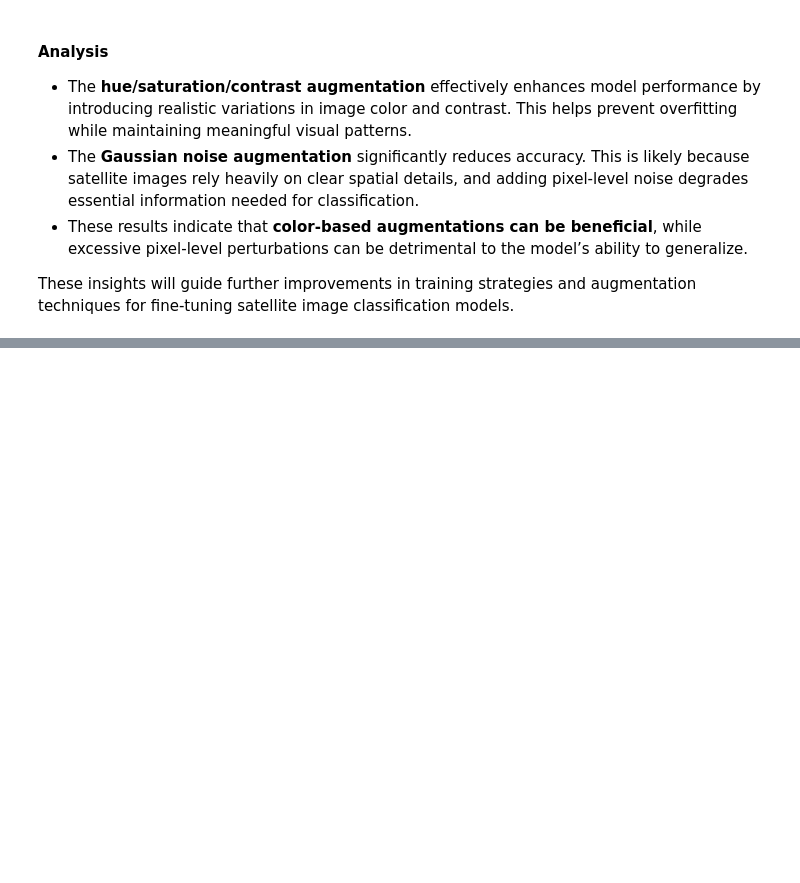
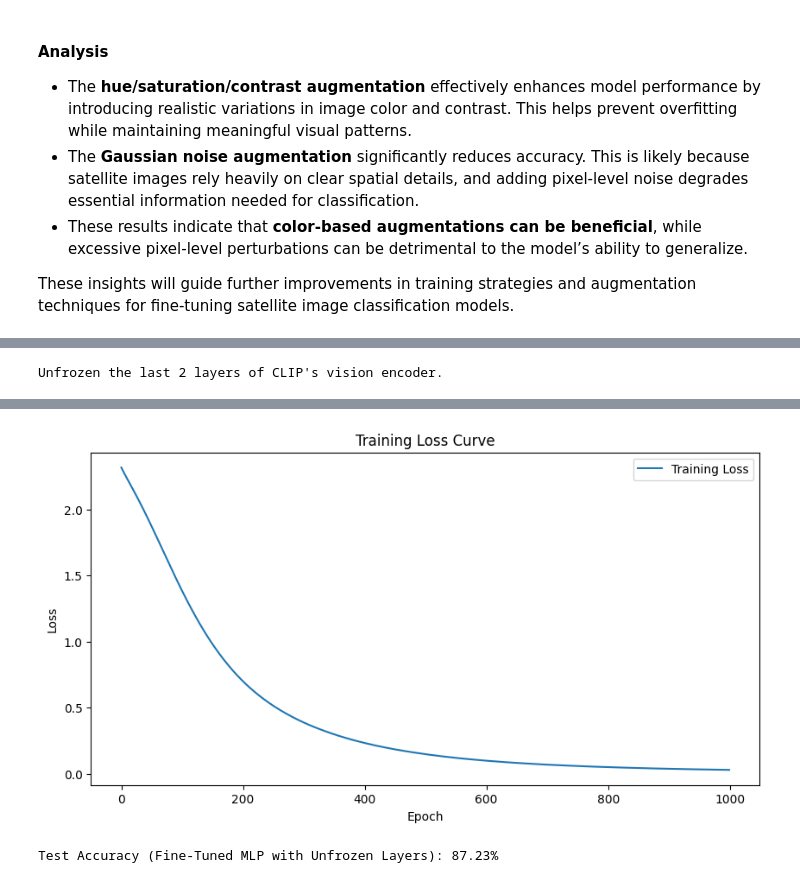
Before and after one commit to andrea-zoccante/land-classification-project, a Jupyter notebook: task2.ipynb, the cells around one changed output, grey strips where cells are left out. Drawn from its saved outputs; the diff is of its cells as text; code cells hidden in the pictures; blank space fills up the shorter version.

```diff
--- a/task2.ipynb
+++ b/task2.ipynb
@@ -419,0 +442,6 @@ These insights will guide further improvements in training strategies and augmen
+# %%
+clip_model = CLIPModel.from_pretrained("openai/clip-vit-base-patch32")
+clip_processor = CLIPProcessor.from_pretrained("openai/clip-vit-base-patch32")
+
+device = "cuda" if torch.cuda.is_available() else "cpu"
+clip_model.to(device)
@@ -419,0 +466,12 @@ These insights will guide further improvements in training strategies and augmen
+# %%
+for param in clip_model.parameters():
+    param.requires_grad = False
+
+unfreeze_layers = 2
+for param in list(clip_model.vision_model.encoder.layers)[-unfreeze_layers:]:
+    for p in param.parameters():
+        p.requires_grad = True
+
+print(f"Unfrozen the last {unfreeze_layers} layers of CLIP's vision encoder.")
+# %% [output]
+Unfrozen the last 2 layers of CLIP's vision encoder.
@@ -419,0 +497,36 @@ These insights will guide further improvements in training strategies and augmen
+# %%
+train_data = sample_augmented_data("2750/", classes, num_samples=20)
+train_features = extract_image_features_from_list([img for img, _ in train_data], [cls for _, cls in train_data], clip_model, clip_processor, device)
+train_labels = torch.tensor([classes.index(cls) for _, cls in train_data], dtype=torch.long).to(device)
+# %%
+classifier = MLPClassifier(input_dim=train_features.shape[1], num_classes=len(classes)).to(device)
+criterion = nn.CrossEntropyLoss()
+optimizer = optim.Adam(list(clip_model.parameters()) + list(classifier.parameters()), lr=0.0001)
+
+num_epochs = 1000
+# %%
+losses = []
+
+for epoch in range(num_epochs):
+    clip_model.train()
+    classifier.train()
+    optimizer.zero_grad()
+
+    outputs = classifier(train_features.to(device))
+    loss = criterion(outputs, train_labels)
+    loss.backward()
+    optimizer.step()
+
+    losses.append(loss.item())
+
+    if (epoch + 1) % 100 == 0:
+        print(f"Epoch [{epoch+1}/{num_epochs}], Loss: {loss.item():.4f}")
+
+plt.figure(figsize=(10, 5))
+plt.plot(range(num_epochs), losses, label="Training Loss")
+plt.xlabel("Epoch")
+plt.ylabel("Loss")
+plt.title("Training Loss Curve")
+plt.legend()
+plt.show()
+# %% [output]
@@ -419,0 +543 @@ These insights will guide further improvements in training strategies and augmen
+[figure, added]
@@ -419,0 +559,4 @@ These insights will guide further improvements in training strategies and augmen
+# %%
+evaluate_model(classifier, test_features, test_labels, "Fine-Tuned MLP with Unfrozen Layers")
+# %% [output]
+Test Accuracy (Fine-Tuned MLP with Unfrozen Layers): 87.23%
```
Also changed, not shown: parts of 31 cells of this notebook.
